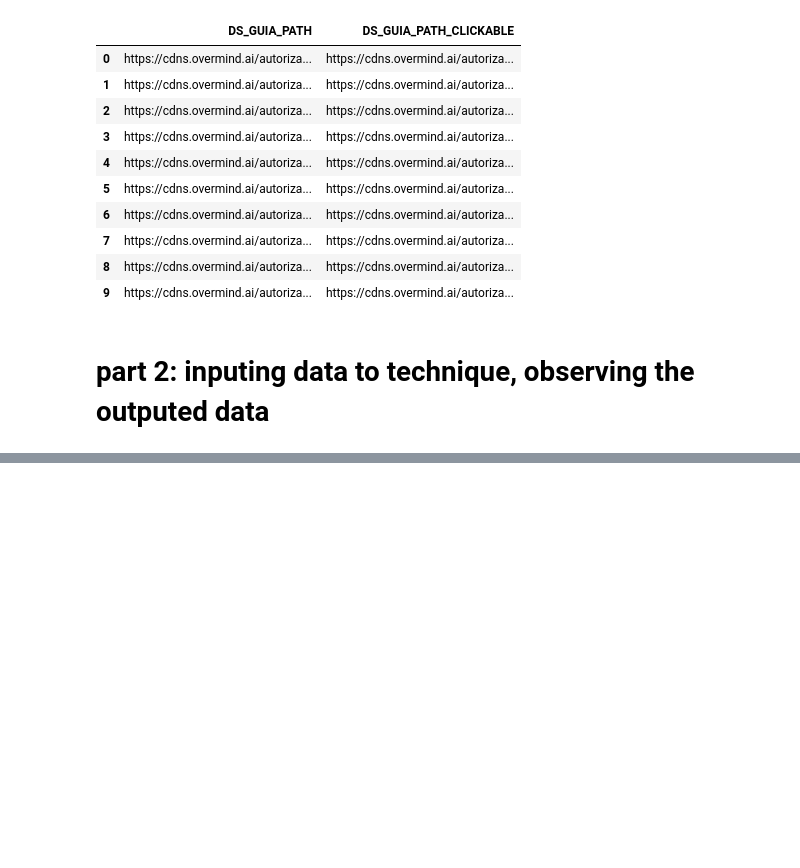
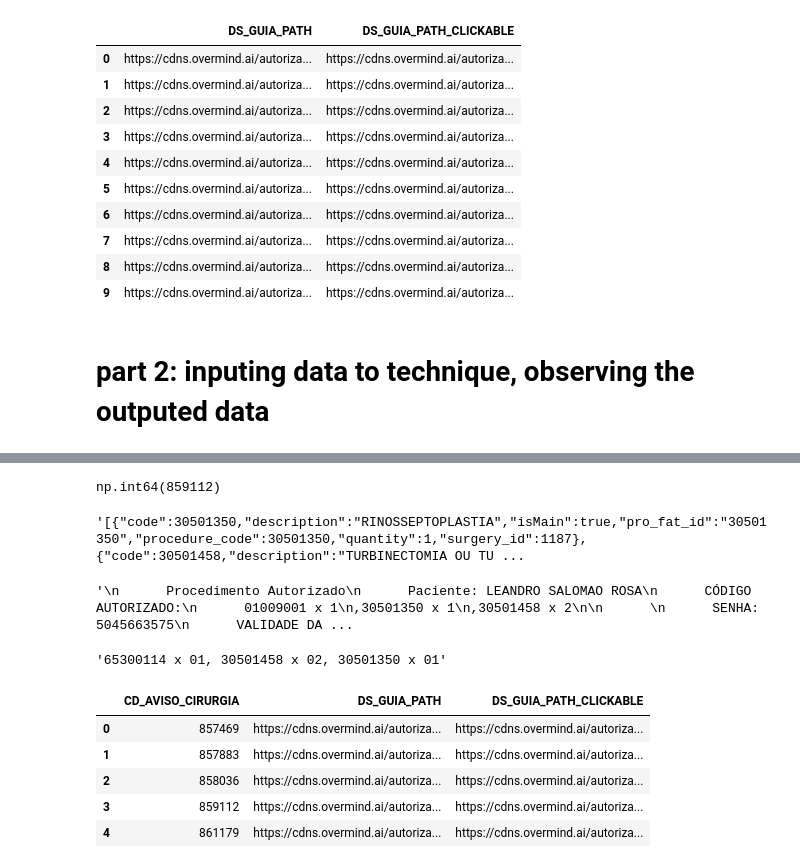
Before and after one commit to joao-thomaz-mle/autorizacoes-api, a Jupyter notebook: POC/05_aut_validation.ipynb, the cells around one changed output, grey strips where cells are left out. Drawn from its saved outputs; the diff is of its cells as text; code cells hidden in the pictures; blank space fills up the shorter version.

```diff
--- a/POC/05_aut_validation.ipynb
+++ b/POC/05_aut_validation.ipynb
@@ -314,0 +330,35 @@ llm_results_df = pd.read_sql("SELECT * FROM textract_eval", con=llm_engine)
+# %%
+llm_results_df = llm_results_df_run.copy()
+llm_results_df.loc[3, 'CD_AVISO_CIRURGIA']
+# %% [output]
+np.int64(859112)
+# %%
+# value of the col DS_PROCEDIMENTO of the 4 row:
+llm_results_df.loc[3, 'DS_PROCEDIMENTO']
+# %% [output]
+'[{"code":30501350,"description":"RINOSSEPTOPLASTIA","isMain":true,"pro_fat_id":"30501350","procedure_code":30501350,"quantity":1,"surgery_id":1187},{"code":30501458,"description":"TURBINECTOMIA OU TU ...
+# %%
+# value of the col ds_contato of the 4 row:
+llm_results_df.loc[3, 'DS_CONTATO']
+# %% [output]
+'\n      Procedimento Autorizado\n      Paciente: LEANDRO SALOMAO ROSA\n      CÓDIGO AUTORIZADO:\n      01009001 x 1\n,30501350 x 1\n,30501458 x 2\n\n      \n      SENHA: 5045663575\n      VALIDADE DA ...
+# %%
+llm_results_df.loc[3, 'codigo_autorizado_llm']
+# %% [output]
+'65300114 x 01, 30501458 x 02, 30501350 x 01'
+# %%
+# Create a new column with clickable links for DS_GUIA_PATH
+def make_clickable(url):
+    if pd.notna(url):
+        return f'<a href="{url}" target="_blank">{url}</a>'
+    return ""
+llm_results_df['DS_GUIA_PATH_CLICKABLE'] = llm_results_df['DS_GUIA_PATH'].apply(make_clickable)
+from IPython.display import display, HTML
+display(HTML(llm_results_df[['CD_AVISO_CIRURGIA','DS_GUIA_PATH', 'DS_GUIA_PATH_CLICKABLE']].head(10).to_html(escape=False)))
+# %% [output]
+|  | CD_AVISO_CIRURGIA | DS_GUIA_PATH | DS_GUIA_PATH_CLICKABLE |
+| 0 | 857469 | https://cdns.overmind.ai/autoriza... | https://cdns.overmind.ai/autoriza... |
+| 1 | 857883 | https://cdns.overmind.ai/autoriza... | https://cdns.overmind.ai/autoriza... |
+| 2 | 858036 | https://cdns.overmind.ai/autoriza... | https://cdns.overmind.ai/autoriza... |
+| 3 | 859112 | https://cdns.overmind.ai/autoriza... | https://cdns.overmind.ai/autoriza... |
+| 4 | 861179 | https://cdns.overmind.ai/autoriza... | https://cdns.overmind.ai/autoriza... |
```
Also changed, not shown: parts of 18 cells of this notebook, 3 other files.
